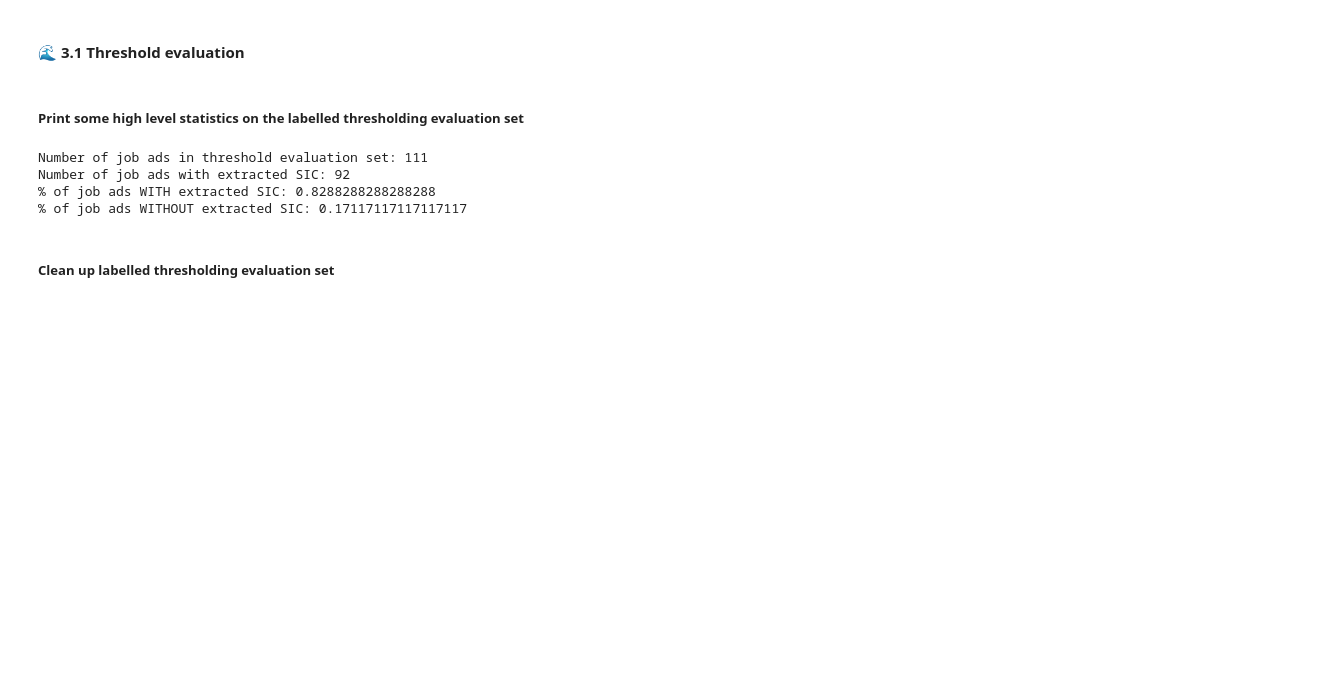
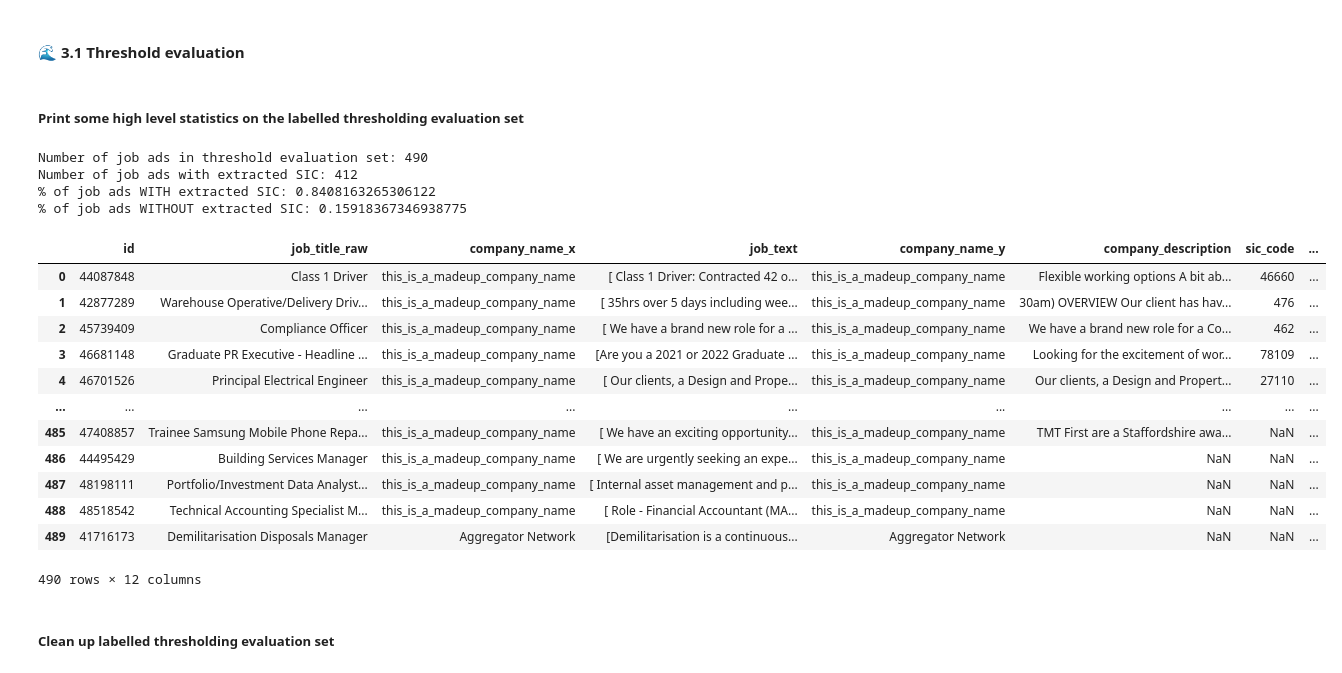
Before and after one commit to nestauk/dap_prinz_green_jobs, a Jupyter notebook: dap_prinz_green_jobs/pipeline/green_measures/industries/evaluation/industry_evaluation.ipynb, the cells around one changed output. Cells and saved outputs as stored; diff of their text form; code cells hidden in the pictures; blank space fills up the shorter version.

Commit message:
add updated evaluation

```diff
--- a/dap_prinz_green_jobs/pipeline/green_measures/industries/evaluation/industry_evaluation.ipynb
+++ b/dap_prinz_green_jobs/pipeline/green_measures/industries/evaluation/industry_evaluation.ipynb
@@ -44,7 +47,7 @@ else:
 print('loading full dataset of SIC codes...')
 production = "True"
 config="base"
-date_stamp = "20231007"
+date_stamp = "20231013"
 
 green_inds_outputs = load_s3_data(
         BUCKET_NAME,
@@ -53,10 +56,7 @@ green_inds_outputs = load_s3_data(
 
 inds_measures_df = pd.DataFrame.from_dict(green_inds_outputs, orient='index').reset_index().rename(columns={'index':'id'})
 
-print('loading labelled threshold evaluation dataset...')
-threshold_evaluation_df = pd.read_csv('s3://prinz-green-jobs/outputs/data/labelled_job_adverts/evaluation/industries/231010_threshold_eval_df_ojo_sicmapper_labelled.csv')
-
-print('loading overall labelled evaluation dataset...')
-labelled_evaluation_df = pd.read_csv('s3://prinz-green-jobs/outputs/data/labelled_job_adverts/evaluation/industries/231010_evaluation_df_labelled.csv')
+print('loading labelled evaluation dataset...')
+evaluation_df = pd.read_csv("s3://prinz-green-jobs/outputs/data/labelled_job_adverts/evaluation/industries/231010_evaluation_df_labelled.csv")
 # %% [output]
 loading full dataset of SIC codes...
@@ -263,15 +261,31 @@ In this section, we evaluate **two** labelled datasets:
 # %% [markdown]
 ##### Print some high level statistics on the labelled thresholding evaluation set
 # %%
-print(f"Number of job ads in threshold evaluation set: {threshold_evaluation_df.id.nunique()}")
-print(f"Number of job ads with extracted SIC: {threshold_evaluation_df[threshold_evaluation_df['match_quality[0-bad, 1-ok, 2-good]'].notnull()].id.nunique()}")
-print(f"% of job ads WITH extracted SIC: {threshold_evaluation_df[threshold_evaluation_df['match_quality[0-bad, 1-ok, 2-good]'].notnull()].id.nunique()/len(threshold_evaluation_df)}")
-print(f"% of job ads WITHOUT extracted SIC: {threshold_evaluation_df[threshold_evaluation_df['match_quality[0-bad, 1-ok, 2-good]'].isna()].id.nunique()/len(threshold_evaluation_df)}")
+print(f"Number of job ads in threshold evaluation set: {evaluation_df.id.nunique()}")
+print(f"Number of job ads with extracted SIC: {evaluation_df[evaluation_df.sic_code.notnull()].id.nunique()}")
+print(f"% of job ads WITH extracted SIC: {evaluation_df[evaluation_df.sic_code.notnull()].id.nunique()/len(evaluation_df)}")
+print(f"% of job ads WITHOUT extracted SIC: {evaluation_df[evaluation_df.sic_code.isna()].id.nunique()/len(evaluation_df)}")
 # %% [output]
-Number of job ads in threshold evaluation set: 111
-Number of job ads with extracted SIC: 92
-% of job ads WITH extracted SIC: 0.8288288288288288
-% of job ads WITHOUT extracted SIC: 0.17117117117117117
+Number of job ads in threshold evaluation set: 490
+Number of job ads with extracted SIC: 412
+% of job ads WITH extracted SIC: 0.8408163265306122
+% of job ads WITHOUT extracted SIC: 0.15918367346938775
+# %%
+evaluation_df.drop(columns='Unnamed: 0')
+# %% [output]
+|  | id | job_title_raw | company_name_x | job_text | company_name_y | company_description | sic_code | ... |
+| 0 | 44087848 | Class 1 Driver | this_is_a_madeup_company_name | [ Class 1 Driver: Contracted 42 o... | this_is_a_madeup_company_name | Flexible working options A bit ab... | 46660 | ... |
+| 1 | 42877289 | Warehouse Operative/Delivery Driv... | this_is_a_madeup_company_name | [ 35hrs over 5 days including wee... | this_is_a_madeup_company_name | 30am) OVERVIEW Our client has hav... | 476 | ... |
+| 2 | 45739409 | Compliance Officer | this_is_a_madeup_company_name | [ We have a brand new role for a ... | this_is_a_madeup_company_name | We have a brand new role for a Co... | 462 | ... |
+| 3 | 46681148 | Graduate PR Executive - Headline ... | this_is_a_madeup_company_name | [Are you a 2021 or 2022 Graduate ... | this_is_a_madeup_company_name | Looking for the excitement of wor... | 78109 | ... |
+| 4 | 46701526 | Principal Electrical Engineer | this_is_a_madeup_company_name | [ Our clients, a Design and Prope... | this_is_a_madeup_company_name | Our clients, a Design and Propert... | 27110 | ... |
+| ... | ... | ... | ... | ... | ... | ... | ... | ... |
+| 485 | 47408857 | Trainee Samsung Mobile Phone Repa... | this_is_a_madeup_company_name | [ We have an exciting opportunity... | this_is_a_madeup_company_name | TMT First are a Staffordshire awa... | NaN | ... |
+| 486 | 44495429 | Building Services Manager | this_is_a_madeup_company_name | [ We are urgently seeking an expe... | this_is_a_madeup_company_name | NaN | NaN | ... |
+| 487 | 48198111 | Portfolio/Investment Data Analyst... | this_is_a_madeup_company_name | [ Internal asset management and p... | this_is_a_madeup_company_name | NaN | NaN | ... |
+| 488 | 48518542 | Technical Accounting Specialist M... | this_is_a_madeup_company_name | [ Role - Financial Accountant (MA... | this_is_a_madeup_company_name | NaN | NaN | ... |
+| 489 | 41716173 | Demilitarisation Disposals Manager | Aggregator Network | [Demilitarisation is a continuous... | Aggregator Network | NaN | NaN | ... |
+490 rows × 12 columns
 # %% [markdown]
 ##### Clean up labelled thresholding evaluation set
 # %%
```
Also changed, not shown: parts of 4 cells of this notebook, 5 other files.
